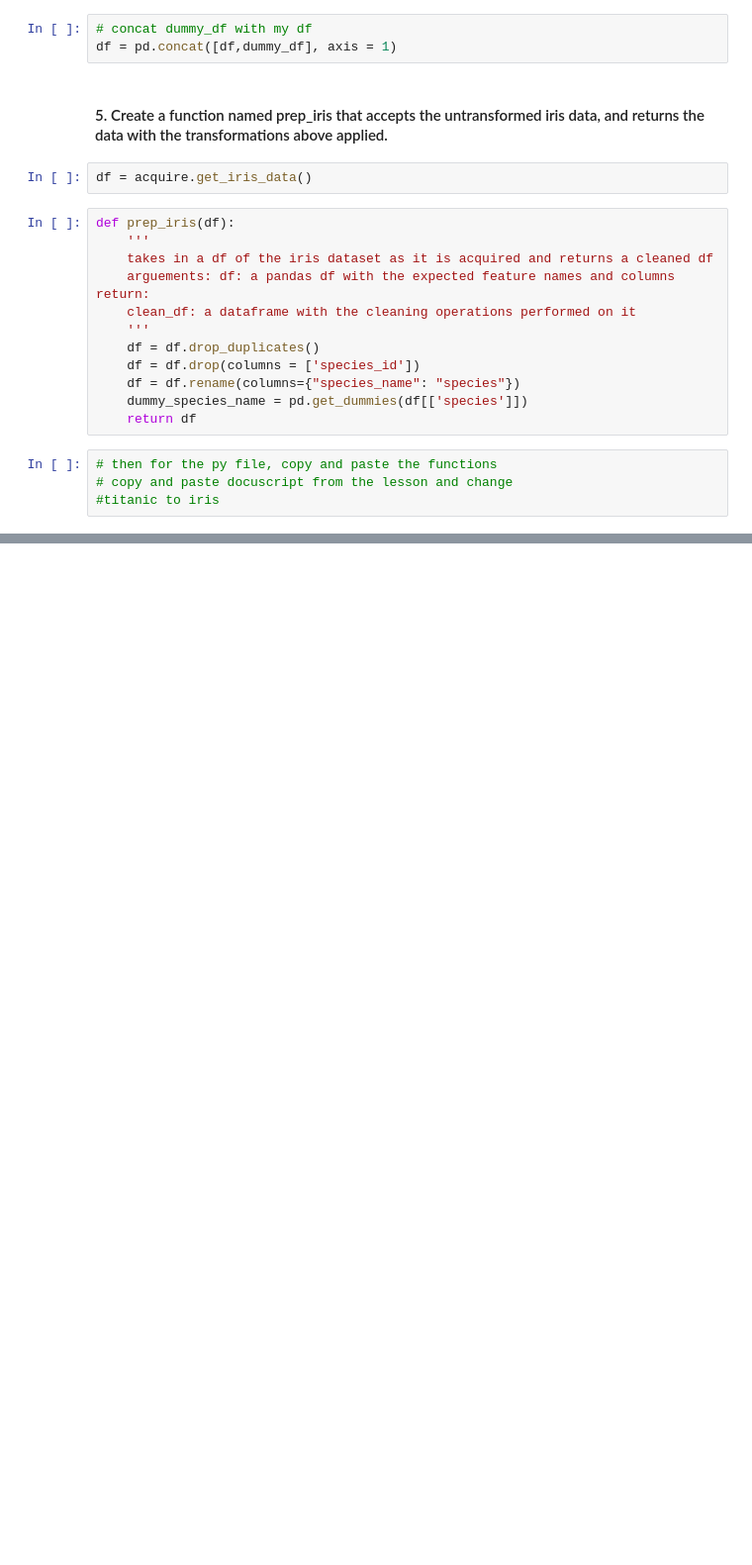
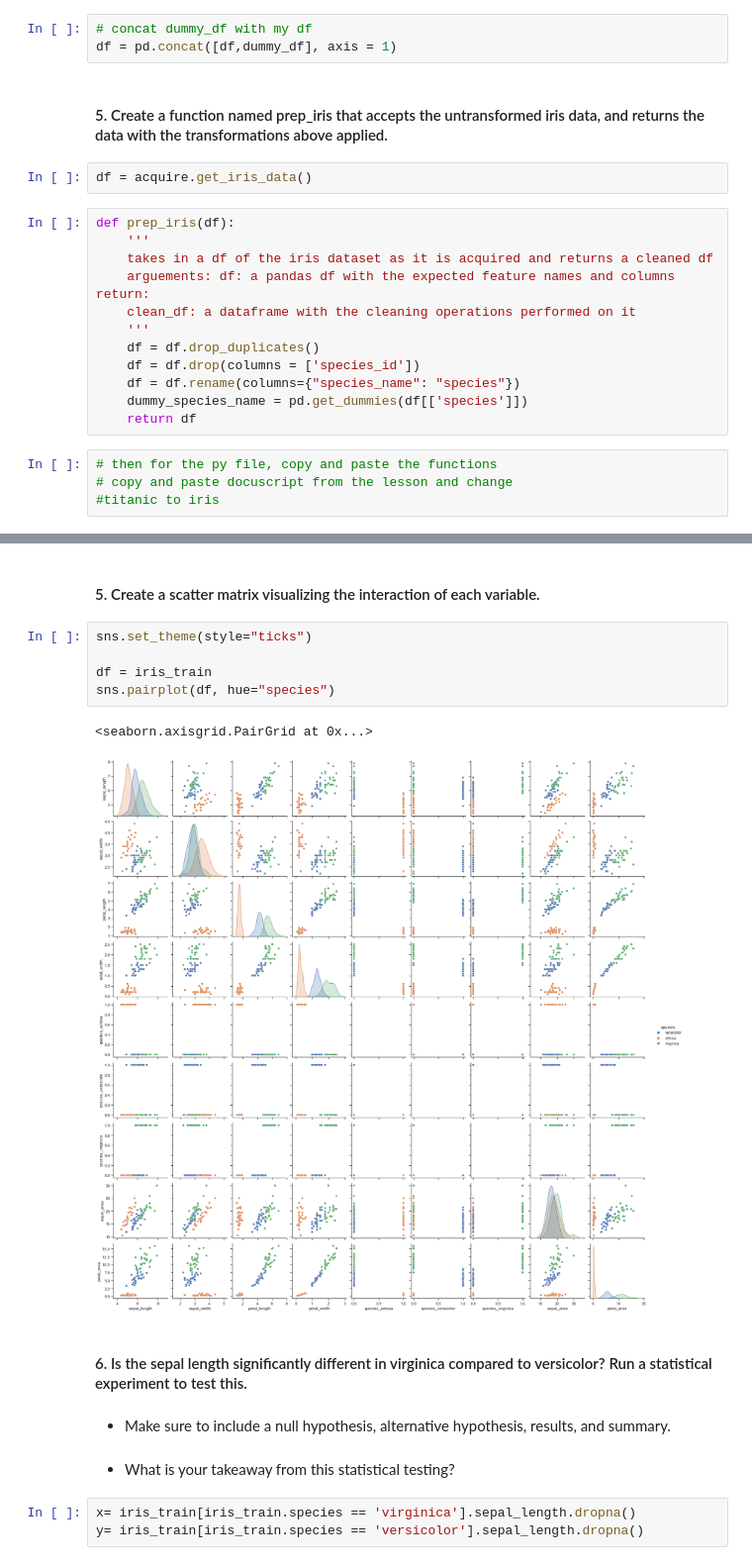
Before and after one commit to lupeluna/classification-exercises, a Jupyter notebook: classification_exercises.ipynb, the cells around one changed output, grey strips where cells are left out. Shown at 99% size. Saved outputs shown, nothing was run; the diff lists cells and outputs as text; blank space fills up the shorter version.

```diff
--- a/classification_exercises.ipynb
+++ b/classification_exercises.ipynb
@@ -317,0 +537,19 @@ def prep_iris(df):
+# %% [markdown]
+#### 5. Create a scatter matrix visualizing the interaction of each variable.
+# %%
+sns.set_theme(style="ticks")
+
+df = iris_train
+sns.pairplot(df, hue="species")
+# %% [output]
+<seaborn.axisgrid.PairGrid at 0x...>
+[figure, added]
+# %% [markdown]
+#### 6. Is the sepal length significantly different in virginica compared to versicolor? Run a statistical experiment to test this.
+# %% [markdown]
+- Make sure to include a null hypothesis, alternative hypothesis, results, and summary.
+# %% [markdown]
+- What is your takeaway from this statistical testing?
+# %%
+x= iris_train[iris_train.species == 'virginica'].sepal_length.dropna()
+y= iris_train[iris_train.species == 'versicolor'].sepal_length.dropna()
```
Also changed, not shown: parts of 34 cells of this notebook.
